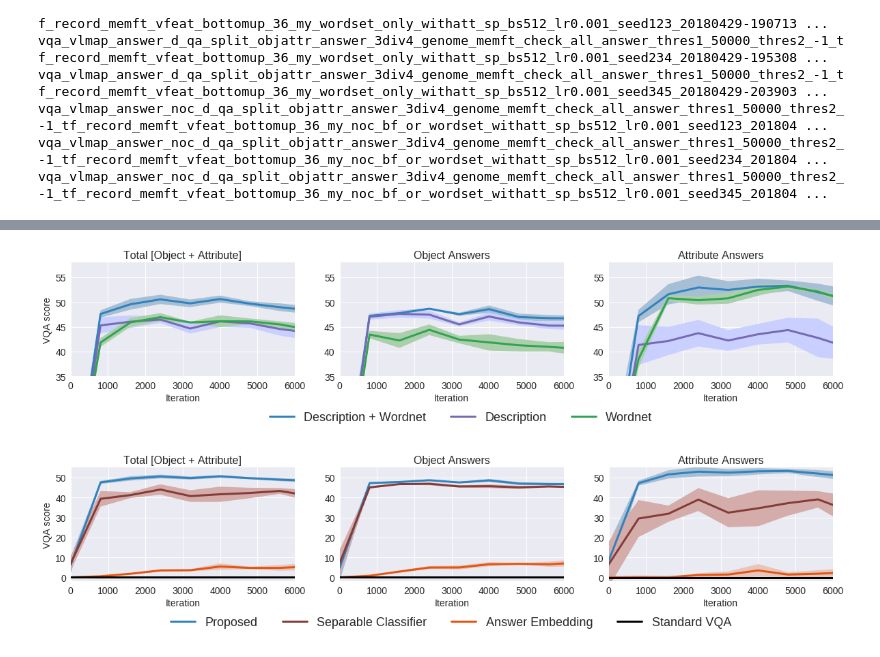
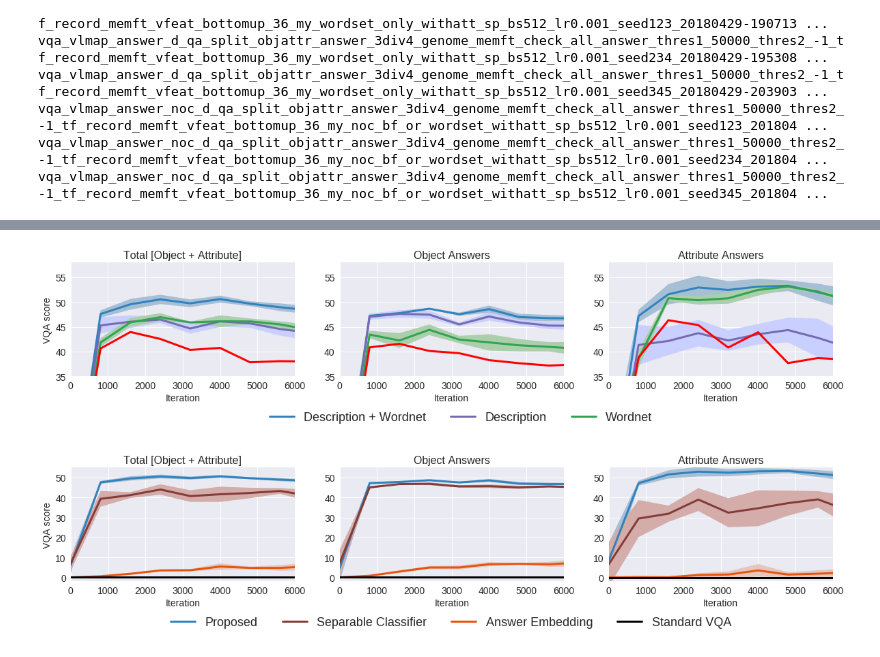
Before and after one commit to HyeonwooNoh/VQA-Transfer-ExternalData, a Jupyter notebook: plot_for_paper.ipynb, the cells around one changed output, grey strips where cells are left out. Cells and saved outputs as stored; diff of their text form; code cells hidden in the pictures.

Commit message:
new plots

```diff
--- a/plot_for_paper.ipynb
+++ b/plot_for_paper.ipynb
@@ -188,5 +188,9 @@ dirs_dict['word2vec'] = glob.glob('/home/carpedm20/git/vlmap/word2vec_train_dir/
 #dirs_dict['word2vec2'] = glob.glob('/home/carpedm20/git/vlmap/word2vec_train_dir/vqa_standard_word2vec_d_qa_split_objattr_answer_3div4_genome_memft_check_all_answer_thres1_50000_thres2_-1_tf_record_memft_vfeat_bottomup_36_my_dpFalse_mdstandard_word2vec_sd345*')
 #dirs_dict['word2vec3'] = glob.glob('/home/carpedm20/git/vlmap/word2vec_train_dir/vqa_standard_word2vec_d_qa_split_objattr_answer_3div4_genome_memft_check_all_answer_thres1_50000_thres2_-1_tf_record_memft_vfeat_bottomup_36_my_dpFalse_mdstandard_word2vec_sd456*')
 dirs_dict['standard'] = ['experiments/important/0424_main_contribution_exp_answer_zs_3div4/vqa_standard_d_qa_split_objattr_answer_3div4_genome_memft_check_all_answer_thres1_50000_thres2_-1_tf_record_memft_vfeat_bottomup_36_my_default_bs512_lr0.001_20180424-100715']
+dirs_dict['enwiki'] = [
+    '/home/carpedm20/git/vlmap/enwiki_train_dir/vqa_vlmap_answer_d_qa_split_objattr_answer_3div4_genome_memft_check_all_answer_thres1_50000_thres2_-1_tf_record_memft_vfeat_bottomup_36_my_dpFalse_mdvlmap_answer_sd456_vqasd123_bs512_lr0.001_seed123_20180514-204655',
+    '/home/carpedm20/git/vlmap/enwiki_train_dir/vqa_vlmap_answer_d_qa_split_objattr_answer_3div4_genome_memft_check_all_answer_thres1_50000_thres2_-1_tf_record_memft_vfeat_bottomup_36_my_dpFalse_mdvlmap_answer_sd456_vqasd234_bs512_lr0.001_seed234_20180515-055923',
+    '/home/carpedm20/git/vlmap/enwiki_train_dir/vqa_vlmap_answer_d_qa_split_objattr_answer_3div4_genome_memft_check_all_answer_thres1_50000_thres2_-1_tf_record_memft_vfeat_bottomup_36_my_dpFalse_mdvlmap_answer_sd234_vqasd234_bs512_lr0.001_seed234_20180514-233642',
+    '/home/carpedm20/git/vlmap/enwiki_train_dir/vqa_vlmap_answer_d_qa_split_objattr_answer_3div4_genome_memft_check_all_answer_thres1_50000_thres2_-1_tf_record_memft_vfeat_bottomup_36_my_dpFalse_mdvlmap_answer_sd345_vqasd234_bs512_lr0.001_seed234_20180515-022848',
+]
-# %%
-dirs_dict['word2vec'] = dirs_dict['word2vec'][:4]
@@ -225,41 +283,43 @@ linecolors = {
     'bf_ws': '#3182bd',
     'bf': '#756bb1',
     'ws': '#31a354',
+    'enwiki': 'red',
 }
 facecolors = {
     'bf_ws': '#a6bfd5',
     'bf': '#c9d0ff',
     'ws': '#abcfab',
+    'enwiki': '#ffaaaa'
 }
 for i, (title, name, y_lim) in enumerate(zip(titles, names, y_lims)):
     plt.subplot(1, 3, i+1)
-    for res_key in ['bf_ws', 'bf', 'ws']:
+    for res_key in ['bf_ws', 'bf', 'ws', 'enwiki']:
         res = data_summary_dict[res_key]
         x = res['iter']
         y = res[name + '_mean'] * 100
         y_err = res[name + '_std'] * 100
         plt.plot(x, y, linewidth=3, color=linecolors[res_key])
         plt.fill_between(x, y - y_err, y + y_err, facecolor=facecolors[res_key])
 
     plt.title(title, fontsize=16)
     #plt.legend(['Blankfill + Wordset', 'Blankfill', 'Wordset'], loc='lower right', bbox_to_anchor=(0.98, 0.05), fontsize=14)
     plt.ylim(y_lim)
     plt.xlim((0, 6000))
     plt.yticks(fontsize=14)
     plt.xticks(fontsize=14)
     if i == 0:
         plt.ylabel('VQA score', fontsize=14)
     plt.xlabel('Iteration', fontsize=14)
 
 plt.figlegend(['Description + Wordnet', 'Description', 'Wordnet'], loc='lower center', ncol=3, fontsize=18, bbox_to_anchor=(0.43, 0))
 plt.subplots_adjust(bottom=0.3)
 #plt.figlegend( lines, labels, loc = 'lower center', ncol=5, labelspacing=0. )
 
 #plt.tight_layout()
 plt.savefig('plots/data_comparison_with_std.png',bbox_inches='tight')
 plt.show()
 # %% [output]
-[figure, old version]
+[figure, new version]
 # %%
 plt.figure(figsize=(20,4))
 #plt.suptitle('Liguistic Knowledge Sources Comparison', fontsize=20, x=0.51, y=1.08)
```
Also changed, not shown: parts of 3 cells of this notebook, 2 other files.
